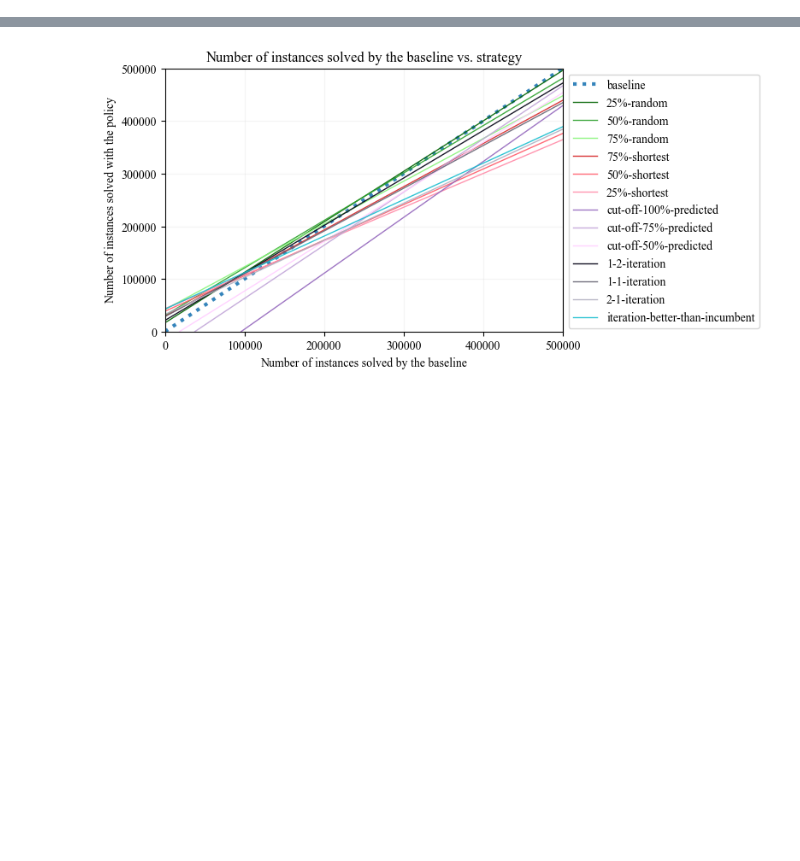
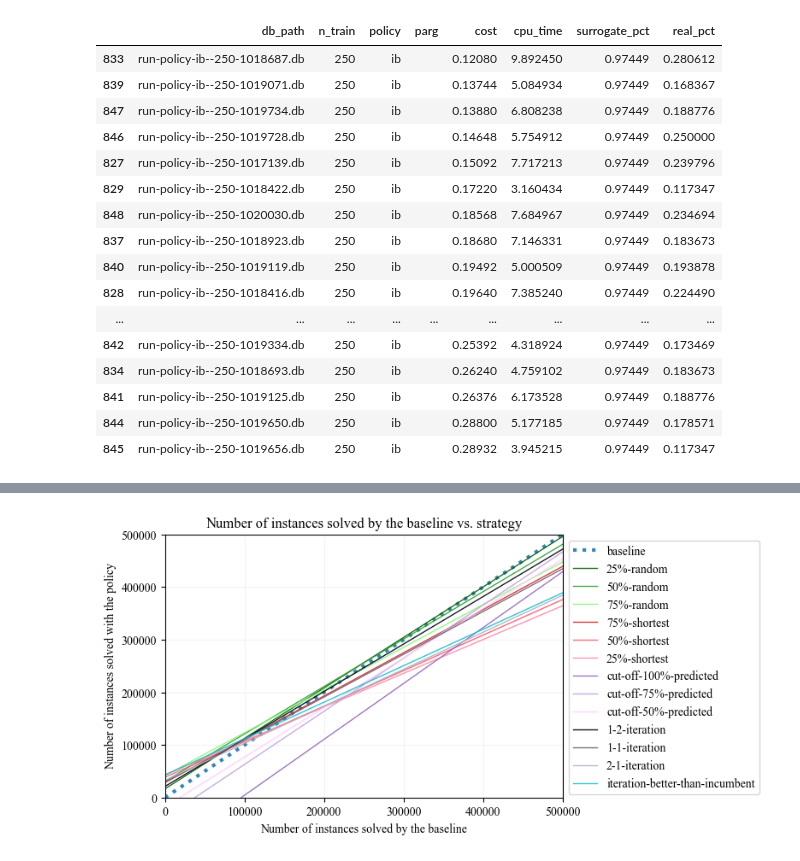
Before and after one commit to zakrzewow/raw-algorithm-portfolios, a Jupyter notebook: results.ipynb, the cells around one changed output, grey strips where cells are left out. Cells and saved outputs as stored; diff of their text form; code cells hidden in the pictures; blank space fills up the shorter version.

```diff
--- a/results.ipynb
+++ b/results.ipynb
@@ -137,5 +272,23 @@ df250_agg
 # %%
-# df.loc[(df["policy"] == "ec") & (df["parg"] == "50") & (df["n_train"] == "100")].sort_values(by="cost")
+df.loc[(df["policy"] == "ib") & (df["parg"] == "") & (df["n_train"] == "250")].sort_values(by="cost")
+# %% [output]
+|  | db_path | n_train | policy | parg | cost | cpu_time | surrogate_pct | real_pct |
+| 833 | run-policy-ib--250-1018687.db | 250 | ib |  | 0.12080 | 9.892450 | 0.97449 | 0.280612 |
+| 839 | run-policy-ib--250-1019071.db | 250 | ib |  | 0.13744 | 5.084934 | 0.97449 | 0.168367 |
+| 847 | run-policy-ib--250-1019734.db | 250 | ib |  | 0.13880 | 6.808238 | 0.97449 | 0.188776 |
+| 846 | run-policy-ib--250-1019728.db | 250 | ib |  | 0.14648 | 5.754912 | 0.97449 | 0.250000 |
+| 827 | run-policy-ib--250-1017139.db | 250 | ib |  | 0.15092 | 7.717213 | 0.97449 | 0.239796 |
+| 829 | run-policy-ib--250-1018422.db | 250 | ib |  | 0.17220 | 3.160434 | 0.97449 | 0.117347 |
+| 848 | run-policy-ib--250-1020030.db | 250 | ib |  | 0.18568 | 7.684967 | 0.97449 | 0.234694 |
+| 837 | run-policy-ib--250-1018923.db | 250 | ib |  | 0.18680 | 7.146331 | 0.97449 | 0.183673 |
+| 840 | run-policy-ib--250-1019119.db | 250 | ib |  | 0.19492 | 5.000509 | 0.97449 | 0.193878 |
+| 828 | run-policy-ib--250-1018416.db | 250 | ib |  | 0.19640 | 7.385240 | 0.97449 | 0.224490 |
+| ... | ... | ... | ... | ... | ... | ... | ... | ... |
+| 842 | run-policy-ib--250-1019334.db | 250 | ib |  | 0.25392 | 4.318924 | 0.97449 | 0.173469 |
+| 834 | run-policy-ib--250-1018693.db | 250 | ib |  | 0.26240 | 4.759102 | 0.97449 | 0.183673 |
+| 841 | run-policy-ib--250-1019125.db | 250 | ib |  | 0.26376 | 6.173528 | 0.97449 | 0.188776 |
+| 844 | run-policy-ib--250-1019650.db | 250 | ib |  | 0.28800 | 5.177185 | 0.97449 | 0.178571 |
+| 845 | run-policy-ib--250-1019656.db | 250 | ib |  | 0.28932 | 3.945215 | 0.97449 | 0.117347 |
 # %%
 # db = DB(PHASE2_DIR / "run-policy-ib--100-1016238.db")
 # %%
```
Also changed, not shown: parts of 8 cells of this notebook.
